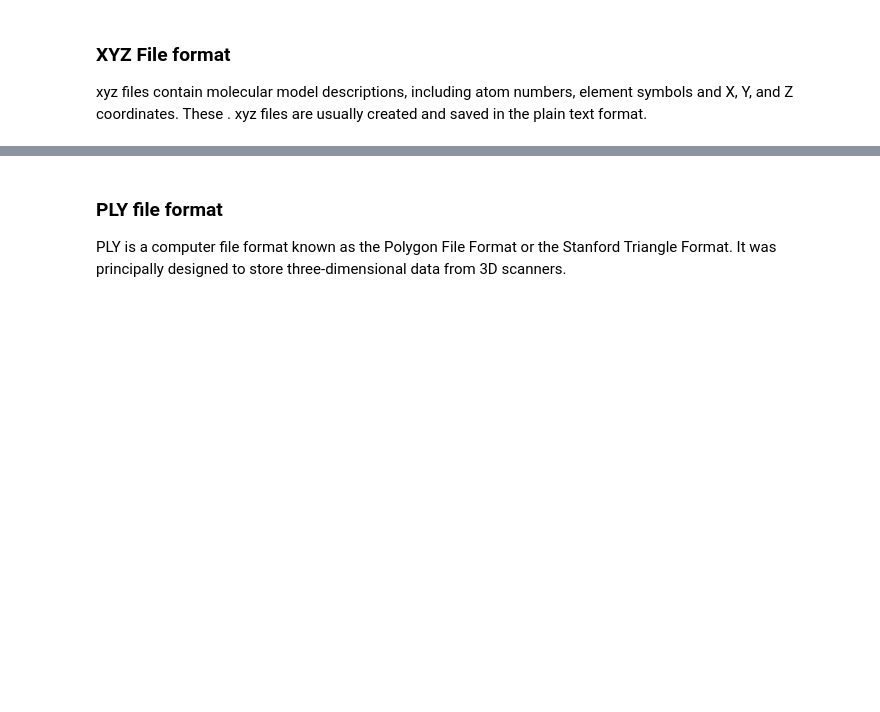
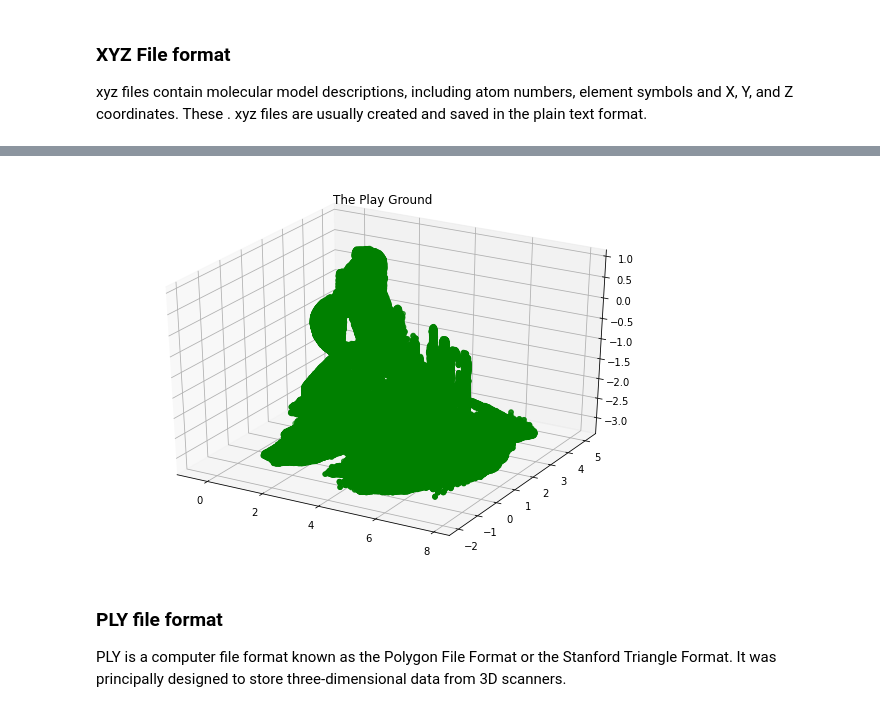
Before and after one commit to dileep-gadiraju/point-cloud-exploration, a Jupyter notebook: PointCloud File Formats.ipynb, the cells around one changed output, grey strips where cells are left out. Cells and saved outputs as stored; diff of their text form; code cells hidden in the pictures; blank space fills up the shorter version.

```diff
--- a/PointCloud File Formats.ipynb
+++ b/PointCloud File Formats.ipynb
@@ -31,3 +31,25 @@ Drive already mounted at /content/drive; to attempt to forcibly remount, call dr
+# %%
+#Creating a 3d scatter plot
+
+def create_3d_scatter(df):
+    import matplotlib.pyplot as plt
+    import numpy as np
+    from mpl_toolkits.mplot3d import Axes3D
+
+    # Creating figure
+    fig = plt.figure(figsize = (10, 7))
+    ax = plt.axes(projection ="3d")
+
+    # Creating plot
+    ax.scatter3D(df['X'],df['Y'],df['Z'], color = 'green')
+    plt.title("The Play Ground")
+
+    # show plot
+    plt.show()
+
+create_3d_scatter(pd.DataFrame(structures))
+# %% [output]
+[figure, added]
 # %% [markdown]
 ### PLY file format
 PLY is a computer file format known as the Polygon File Format or the Stanford Triangle Format. It was principally designed to store three-dimensional data from 3D scanners.
```
Also changed, not shown: parts of 1 cell of this notebook, 3 other files.
